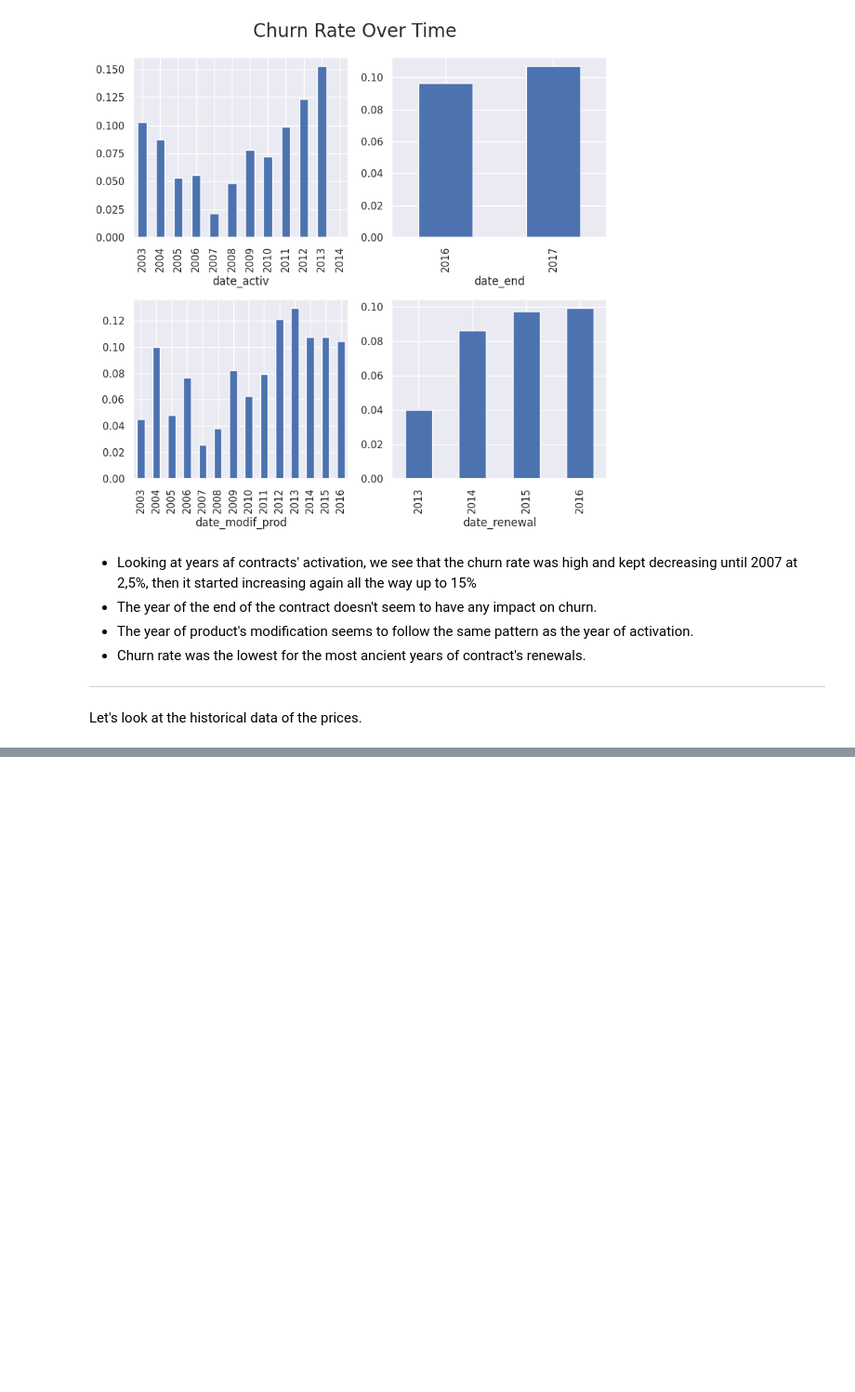
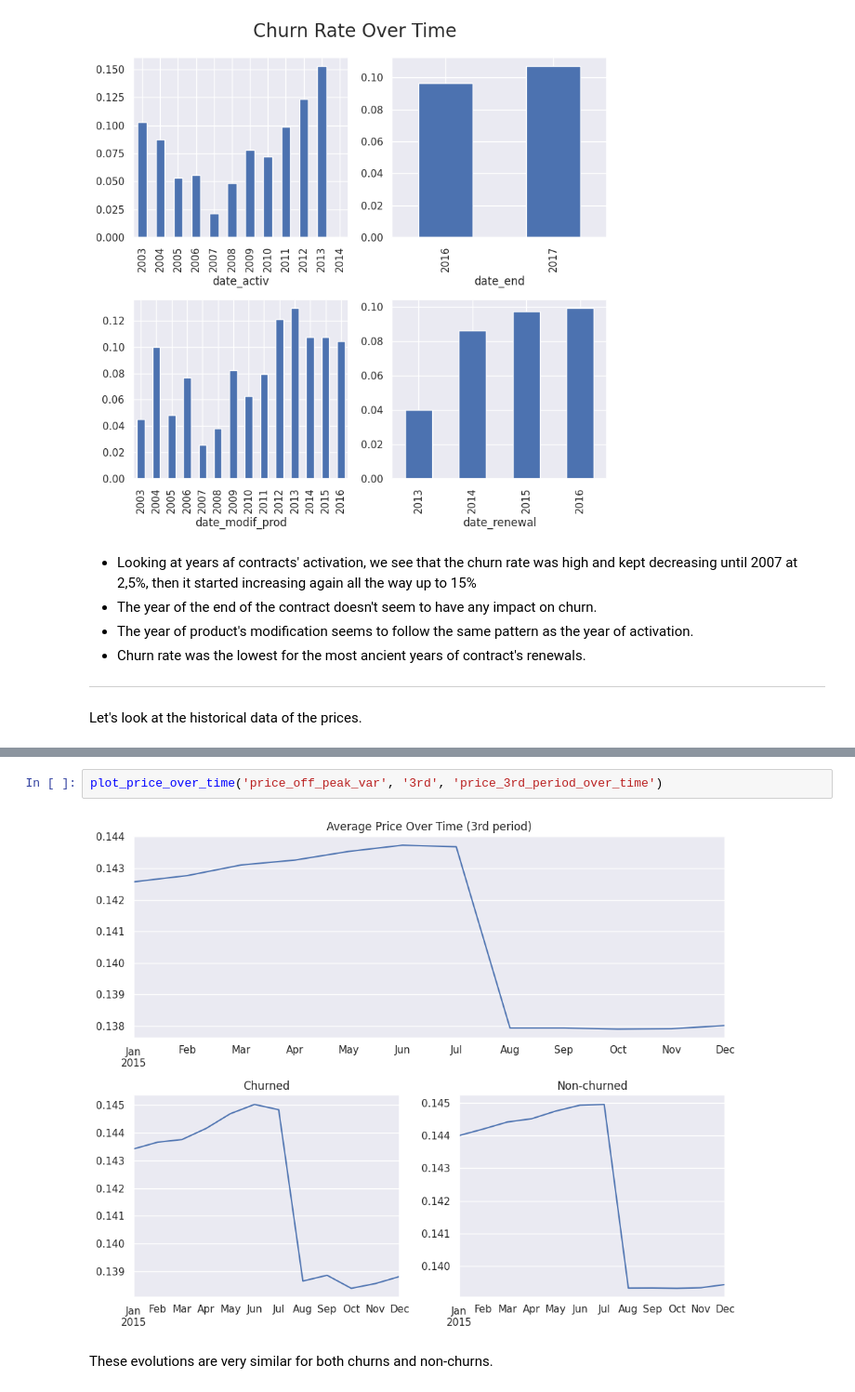
Before and after one commit to mnijadi/energy-company-customer-churn, a Jupyter notebook: notebooks/eda.ipynb, the cells around one changed output, grey strips where cells are left out. Shown at 93% size. Drawn from its saved outputs; the diff is of its cells as text; blank space fills up the shorter version.

```diff
--- a/notebooks/eda.ipynb
+++ b/notebooks/eda.ipynb
@@ -635,0 +680,6 @@ Let's look at the historical data of the prices.
+# %%
+plot_price_over_time('price_off_peak_var', '3rd', 'price_3rd_period_over_time')
+# %% [output]
+[figure, added]
+# %% [markdown]
+These evolutions are very similar for both churns and non-churns.
```
Also changed, not shown: parts of 10 cells of this notebook, 3 other files.
